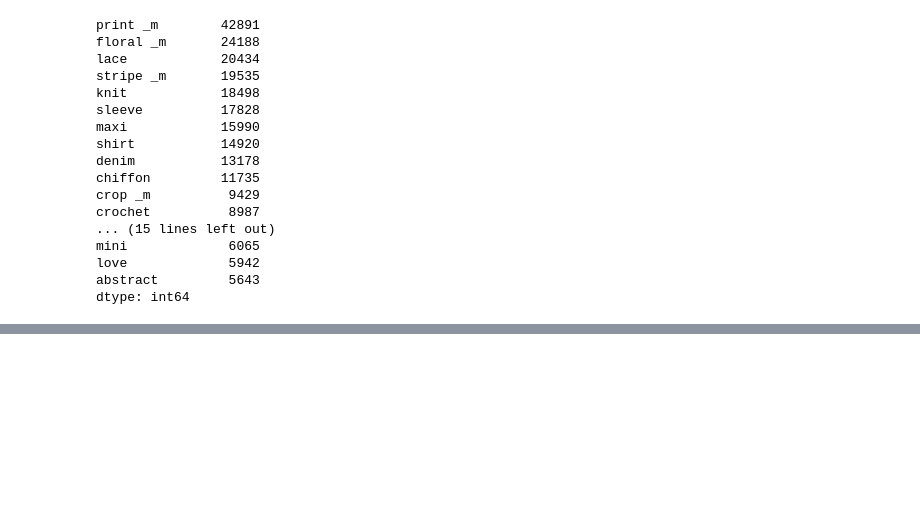
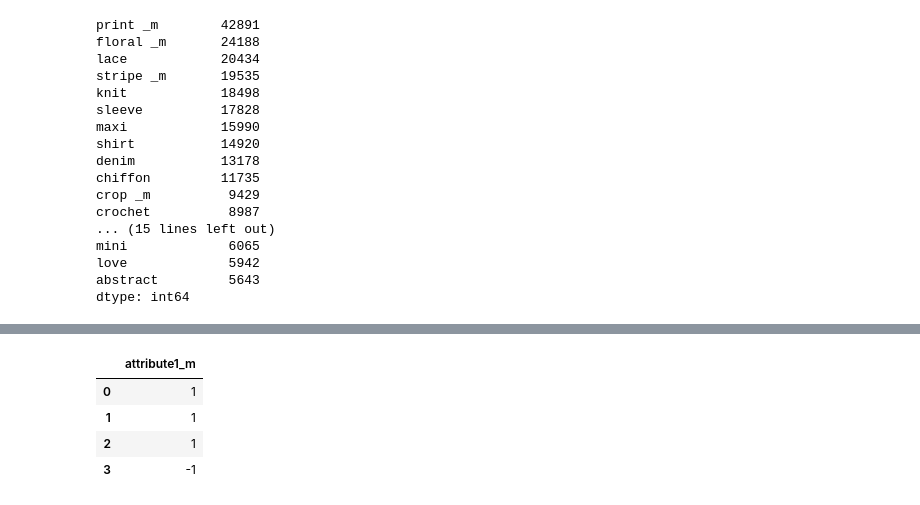
Before and after one commit to starsuzi/deep-fashion, a Jupyter notebook: implement-paper.ipynb, the cells around one changed output, grey strips where cells are left out. Drawn from its saved outputs; the diff is of its cells as text; code cells hidden in the pictures; blank space fills up the shorter version.

```diff
--- a/implement-paper.ipynb
+++ b/implement-paper.ipynb
@@ -312,0 +394,8 @@ df2
+# %%
+df_merge_example
+# %% [output]
+|  | attribute1_m |
+| 0 | 1 |
+| 1 | 1 |
+| 2 | 1 |
+| 3 | -1 |
```
Also changed, not shown: parts of 19 cells of this notebook, 1 other file.
